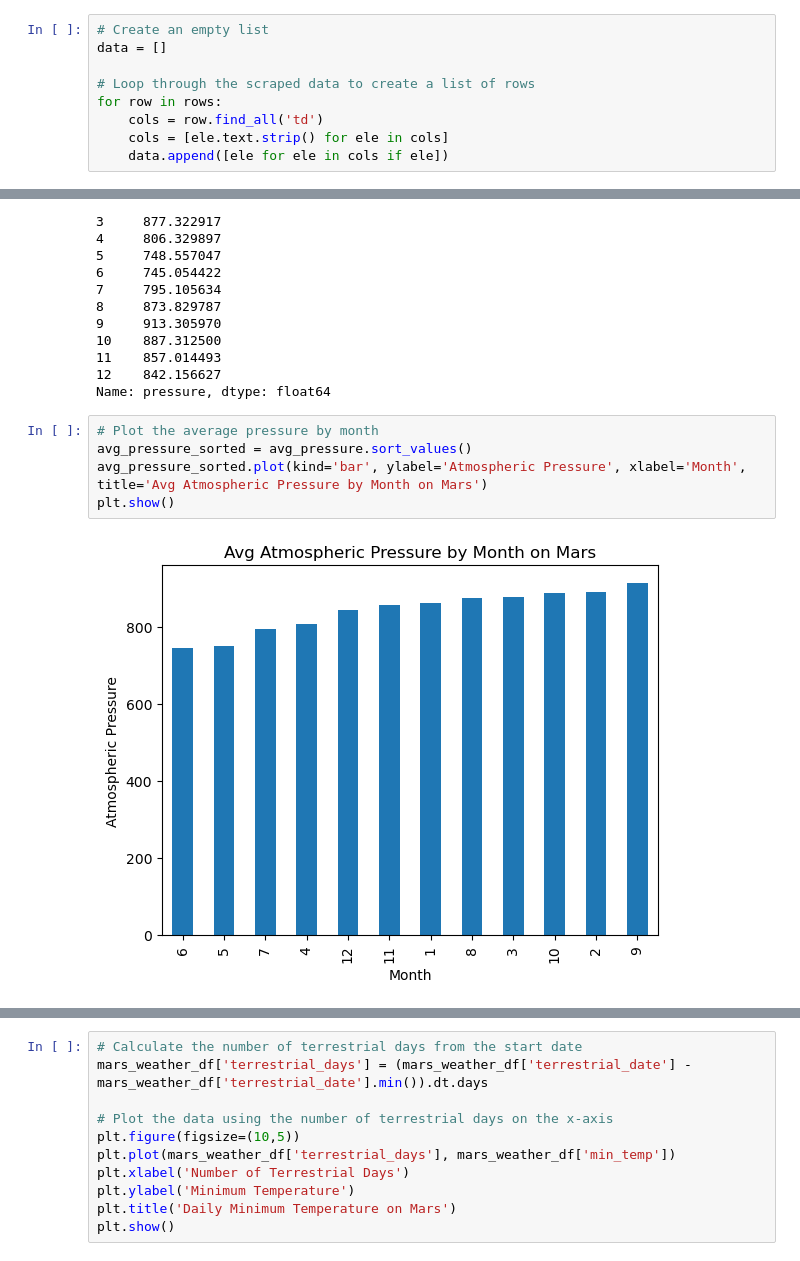
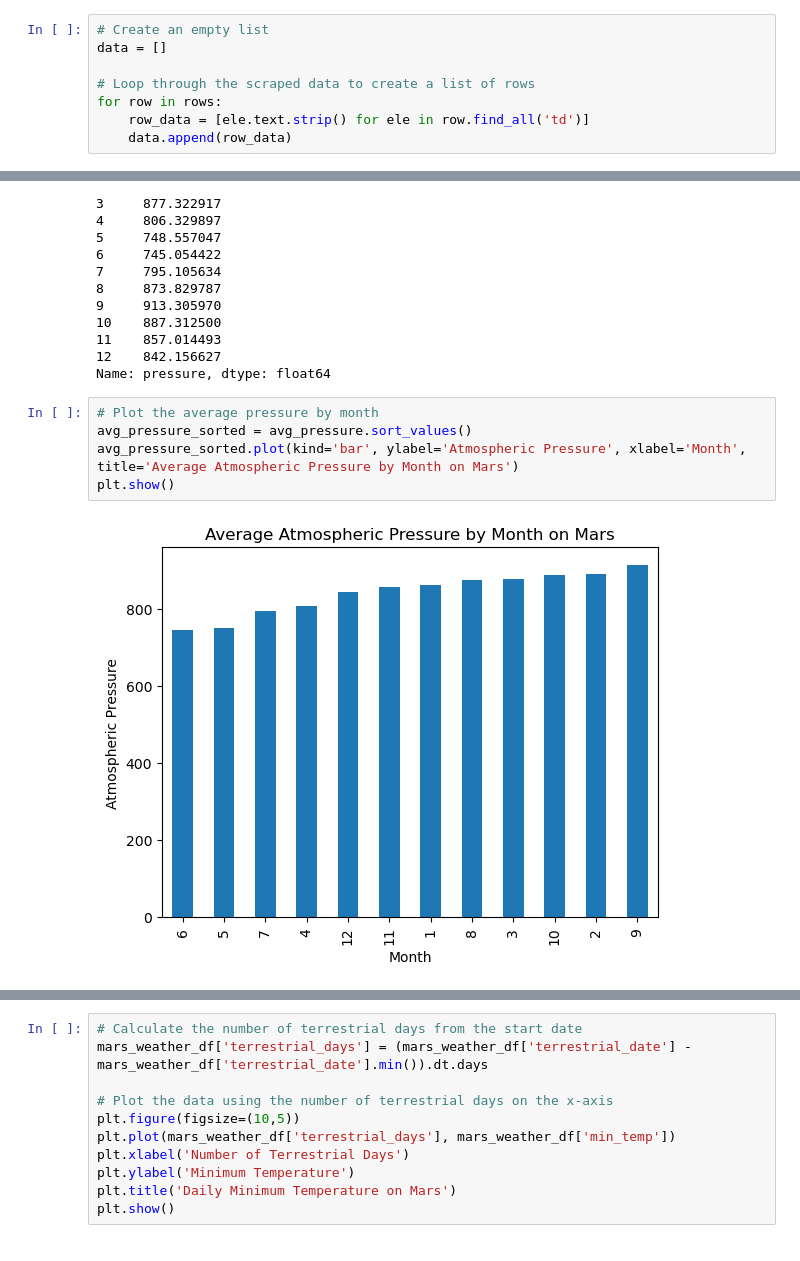
Before and after one commit to jackthomas1430/mars_challenge, a Jupyter notebook: mars_scrapping_analysis /part_2_mars_weather.ipynb, the cells around one changed output, grey strips where cells are left out. Cells and saved outputs as stored; diff of their text form.

```diff
--- a/part_2_mars_weather0723.ipynb
+++ b/mars_scrapping_analysis /part_2_mars_weather.ipynb
@@ -52,9 +52,8 @@ data = []
 
 # Loop through the scraped data to create a list of rows
 for row in rows:
-    cols = row.find_all('td')
-    cols = [ele.text.strip() for ele in cols]
-    data.append([ele for ele in cols if ele])
+    row_data = [ele.text.strip() for ele in row.find_all('td')]
+    data.append(row_data)
 # %%
 # Create a Pandas DataFrame by using the list of rows and a list of the column names
 columns = ['id', 'terrestrial_date', 'sol', 'ls', 'month', 'min_temp', 'pressure']
@@ -224,7 +218,7 @@ Name: pressure, dtype: float64
 # %%
 # Plot the average pressure by month
 avg_pressure_sorted = avg_pressure.sort_values()
-avg_pressure_sorted.plot(kind='bar', ylabel='Atmospheric Pressure', xlabel='Month', title='Avg Atmospheric Pressure by Month on Mars')
+avg_pressure_sorted.plot(kind='bar', ylabel='Atmospheric Pressure', xlabel='Month', title='Average Atmospheric Pressure by Month on Mars')
 plt.show()
 # %% [output]
-[figure, old version]
+[figure, new version]
```
Also changed, not shown: parts of 5 cells of this notebook, 16 other files.
